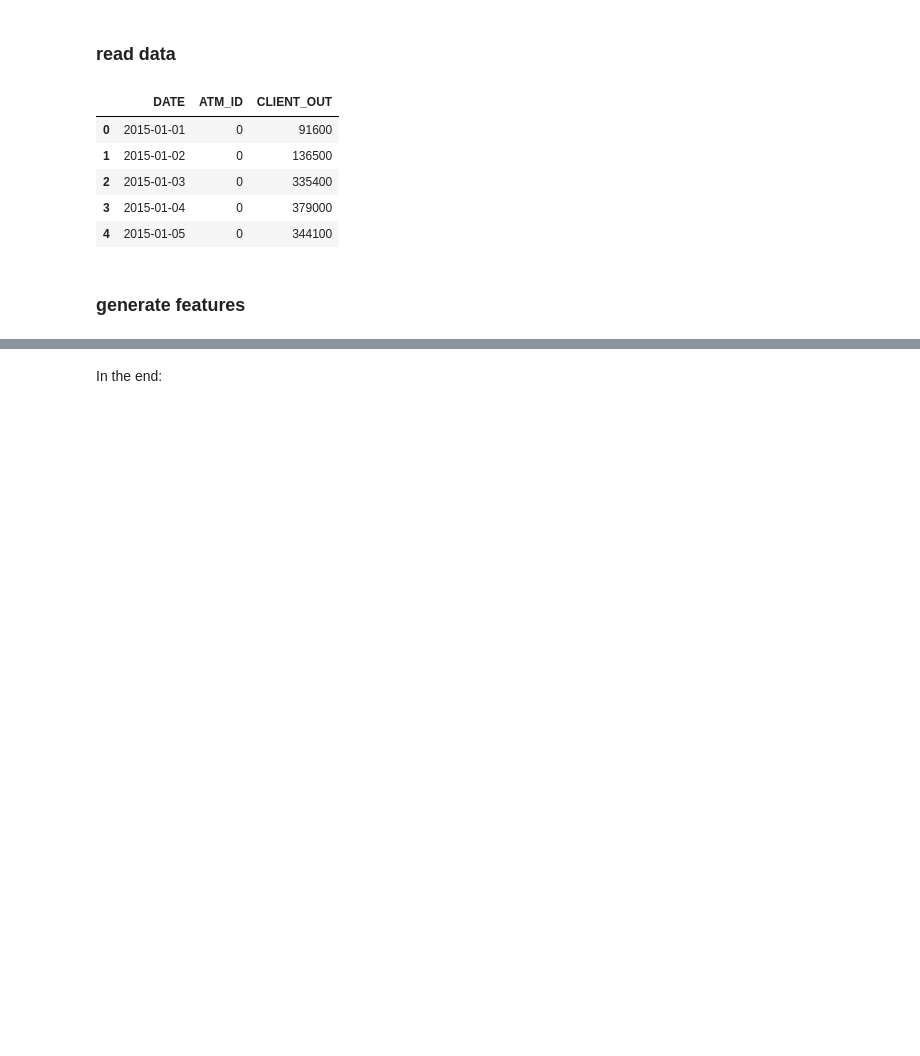
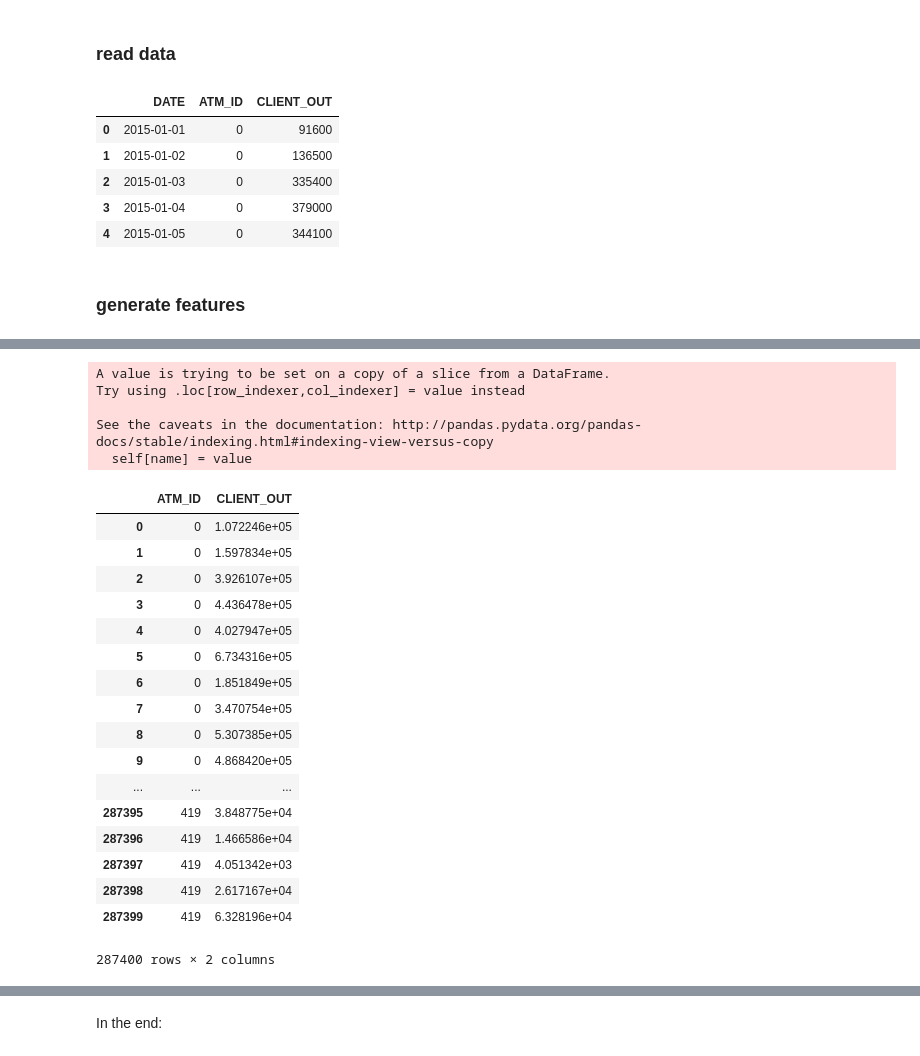
Before and after one commit to progiv/idao_final, a Jupyter notebook: generating_features.ipynb, the cells around one changed output, grey strips where cells are left out. Drawn from its saved outputs; the diff is of its cells as text; code cells hidden in the pictures; blank space fills up the shorter version.

```diff
--- a/generating_features.ipynb
+++ b/generating_features.ipynb
@@ -83,0 +165,27 @@ See the caveats in the documentation: http://pandas.pydata.org/pandas-docs/stabl
+# %%
+# # multiply back by mean
+MultiplyByMean(df[['ATM_ID', 'CLIENT_OUT']], means_of_last_month_df)
+# %% [output]
+A value is trying to be set on a copy of a slice from a DataFrame.
+Try using .loc[row_indexer,col_indexer] = value instead
+
+See the caveats in the documentation: http://pandas.pydata.org/pandas-docs/stable/indexing.html#indexing-view-versus-copy
+  self[name] = value
+|  | ATM_ID | CLIENT_OUT |
+| 0 | 0 | 1.072246e+05 |
+| 1 | 0 | 1.597834e+05 |
+| 2 | 0 | 3.926107e+05 |
+| 3 | 0 | 4.436478e+05 |
+| 4 | 0 | 4.027947e+05 |
+| 5 | 0 | 6.734316e+05 |
+| 6 | 0 | 1.851849e+05 |
+| 7 | 0 | 3.470754e+05 |
+| 8 | 0 | 5.307385e+05 |
+| 9 | 0 | 4.868420e+05 |
+| ... | ... | ... |
+| 287395 | 419 | 3.848775e+04 |
+| 287396 | 419 | 1.466586e+04 |
+| 287397 | 419 | 4.051342e+03 |
+| 287398 | 419 | 2.617167e+04 |
+| 287399 | 419 | 6.328196e+04 |
+287400 rows × 2 columns
```
Also changed, not shown: parts of 13 cells of this notebook, 15 other files.
